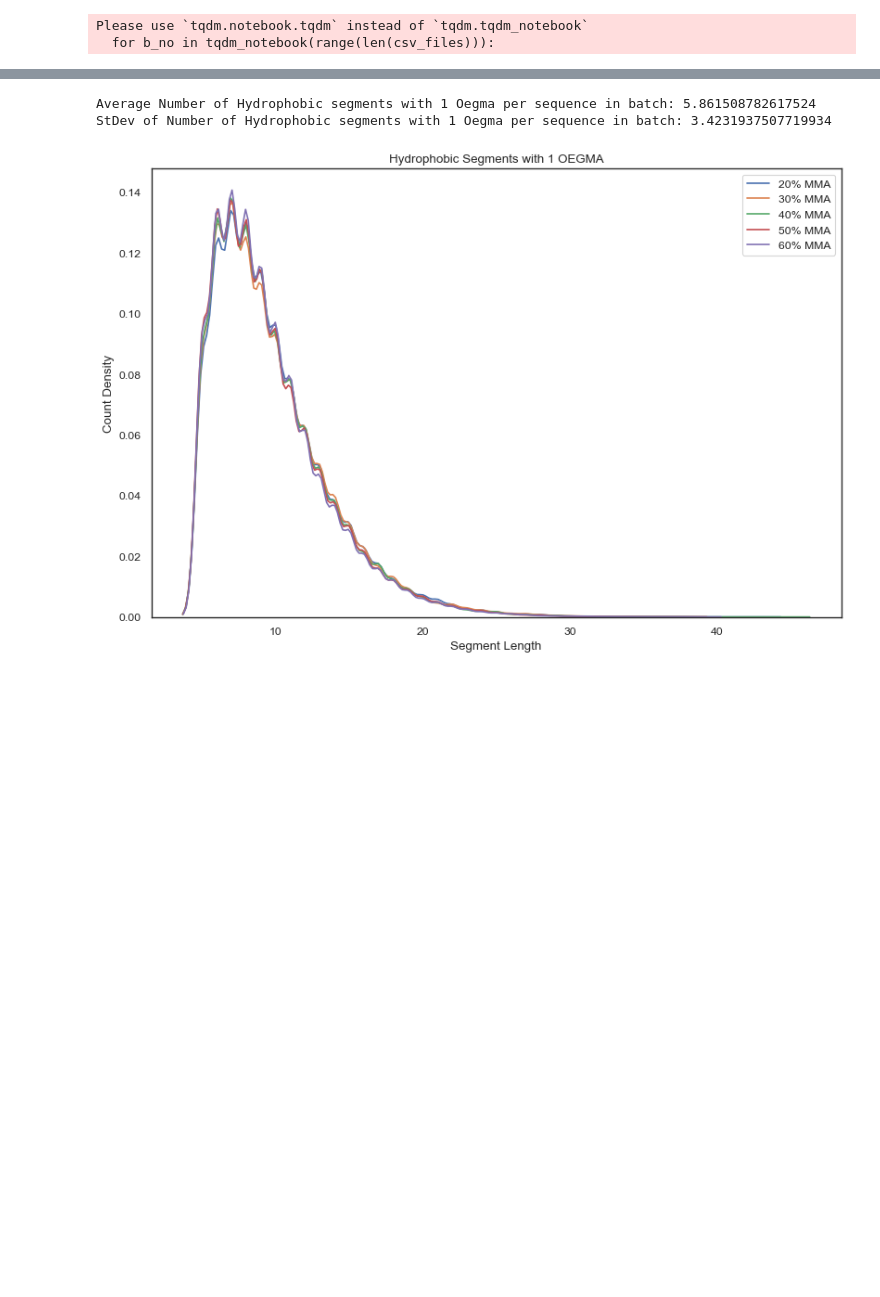
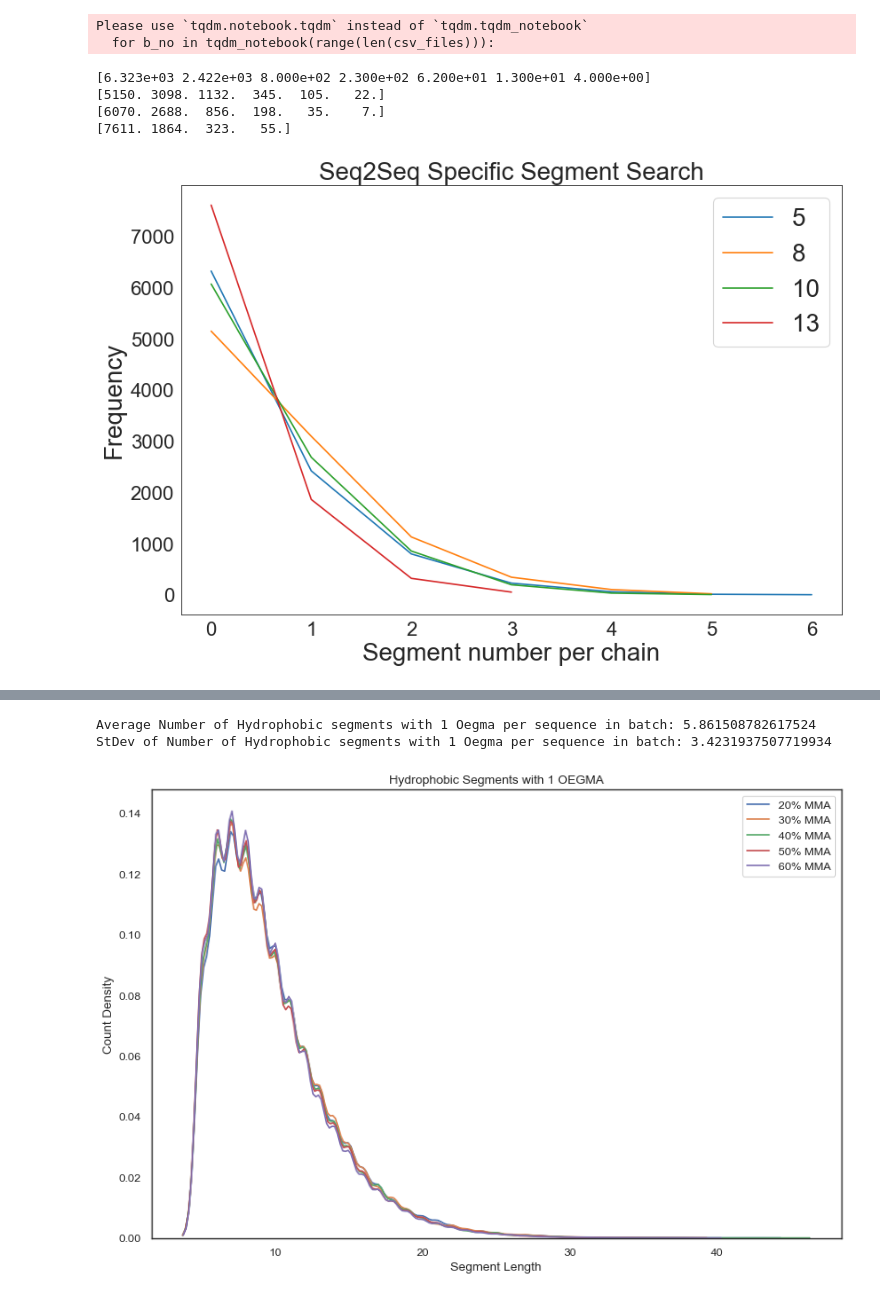
Before and after one commit to ivanjayapurna/RHPapp, a Jupyter notebook: HTP_compdrift.ipynb, the cells around one changed output, grey strips where cells are left out. Saved outputs shown, nothing was run; the diff lists cells and outputs as text; code cells hidden in the pictures; blank space fills up the shorter version.

```diff
--- a/HTP_compdrift.ipynb
+++ b/HTP_compdrift.ipynb
@@ -694,3 +792,77 @@ for b_no in tqdm_notebook(range(len(csv_files))):
 # %% [output]
 Please use `tqdm.notebook.tqdm` instead of `tqdm.tqdm_notebook`
   for b_no in tqdm_notebook(range(len(csv_files))):
+# %%
+b_no = 1
+ARR_5 = []
+ARR_8 = []
+ARR_10 = []
+ARR_13 = []
+
+for seq in range(len(total_seg_array[b_no])):
+    entry_5 = 0
+    entry_8 = 0
+    entry_10 = 0
+    entry_13 = 0
+    for lens in range(len(total_seg_array[b_no][seq])):
+        if total_seg_array[b_no][seq][lens] == 5:
+            entry_5 += 1
+        elif total_seg_array[b_no][seq][lens] == 8:
+            entry_8 += 1
+        elif total_seg_array[b_no][seq][lens] == 10:
+            entry_10 += 1
+        elif total_seg_array[b_no][seq][lens] == 13:
+            entry_13 += 1
+    ARR_5.append(entry_5)
+    ARR_8.append(entry_8)
+    ARR_10.append(entry_10)
+    ARR_13.append(entry_13)
+
+
+data_5 = np.zeros(max(ARR_5))
+for i in range(len(ARR_5)):
+    for j in range(max(ARR_5)):
+        if ARR_5[i] == j:
+            data_5[j] += 1
+
+data_8 = np.zeros(max(ARR_8))
+for i in range(len(ARR_8)):
+    for j in range(max(ARR_8)):
+        if ARR_8[i] == j:
+            data_8[j] += 1
+
+data_10 = np.zeros(max(ARR_10))
+for i in range(len(ARR_10)):
+    for j in range(max(ARR_10)):
+        if ARR_10[i] == j:
+            data_10[j] += 1
+
+data_13 = np.zeros(max(ARR_13))
+for i in range(len(ARR_13)):
+    for j in range(max(ARR_13)):
+        if ARR_13[i] == j:
+            data_13[j] += 1
+
+print(data_5)
+print(data_8)
+print(data_10)
+print(data_13)
+
+plt.figure(num=None, figsize=(12, 8), dpi=80, facecolor='w', edgecolor='k')
+# sns.set_style(style='white') #style='white' or 'darkgrid'
+plt.xlabel("Segment number per chain")
+plt.ylabel("Frequency")
+sns.set_style(style = 'white')
+sns.lineplot(x = np.array(np.linspace(0, len(data_5)-1, num = len(data_5))), y = data_5, label = "5")
+sns.lineplot(x = np.array(np.linspace(0, len(data_8)-1, num = len(data_8))), y = data_8, label = "8")
+sns.lineplot(x = np.array(np.linspace(0, len(data_10)-1, num = len(data_10))), y = data_10, label = "10")
+sns.lineplot(x = np.array(np.linspace(0, len(data_13)-1, num = len(data_13))), y = data_13, label = "13")
+plt.legend()
+plt.title("Seq2Seq Specific Segment Search")
+plt.show()
+# %% [output]
+[6.323e+03 2.422e+03 8.000e+02 2.300e+02 6.200e+01 1.300e+01 4.000e+00]
+[5150. 3098. 1132.  345.  105.   22.]
+[6070. 2688.  856.  198.   35.    7.]
+[7611. 1864.  323.   55.]
+[figure, added]
```
Also changed, not shown: parts of 9 cells of this notebook.
